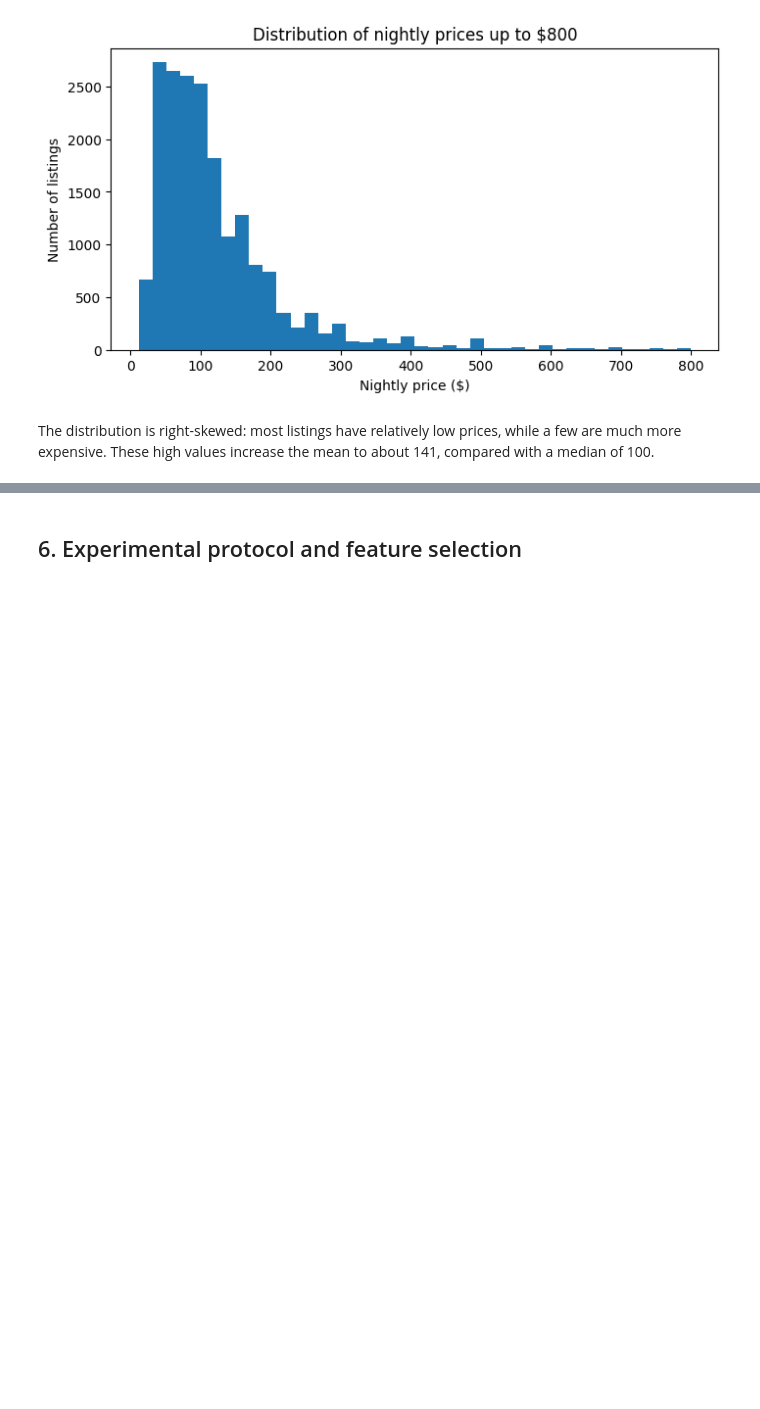
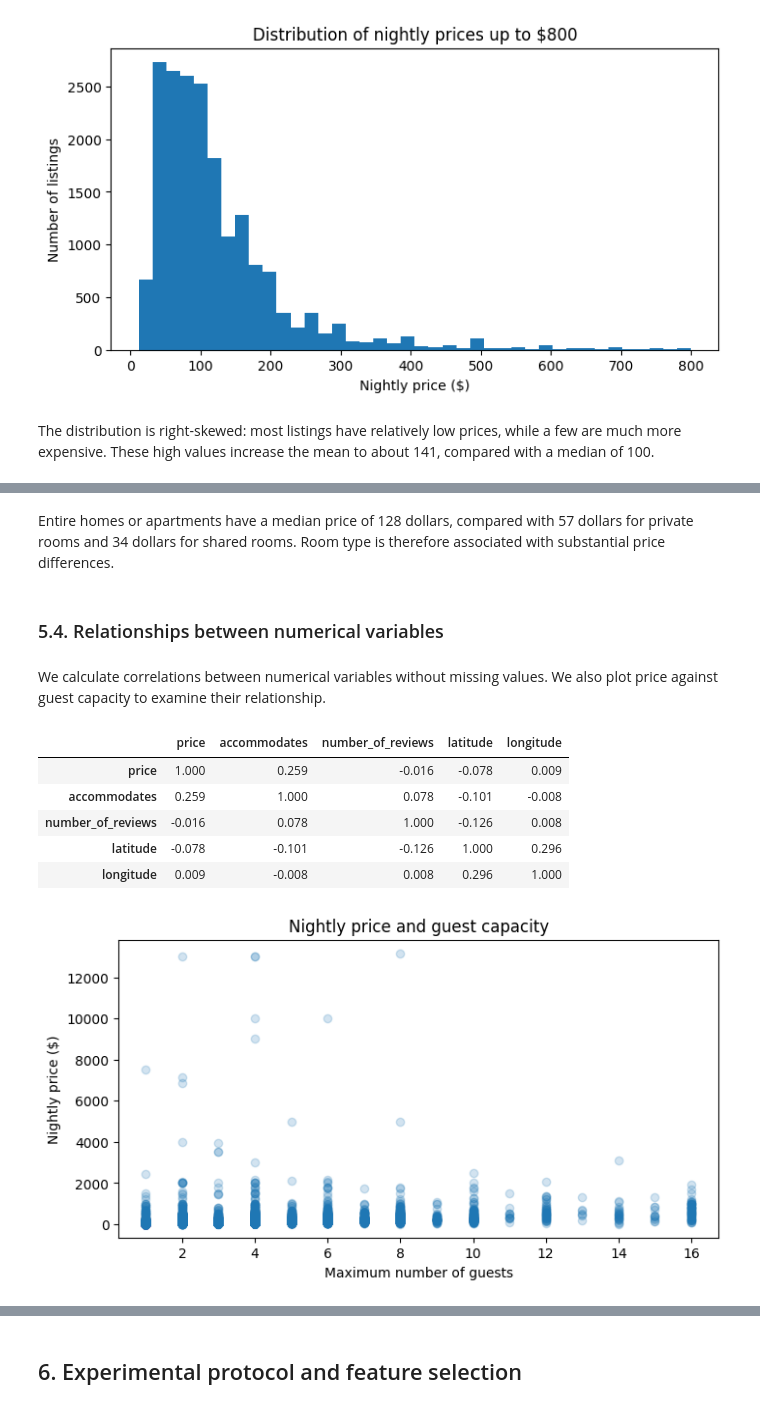
Before and after one commit to gwendal-lvl/toronto-airbnb-ml, a Jupyter notebook: Projet_ML_Airbnb_Toronto.ipynb, the cells around one changed output, grey strips where cells are left out. Drawn from its saved outputs; the diff is of its cells as text; code cells hidden in the pictures; blank space fills up the shorter version.

```diff
--- a/Projet_ML_Airbnb_Toronto.ipynb
+++ b/Projet_ML_Airbnb_Toronto.ipynb
@@ -227,0 +300,40 @@ The distribution is right-skewed: most listings have relatively low prices, whil
+# %% [markdown]
+Entire homes or apartments have a median price of 128 dollars, compared with 57 dollars for private rooms and 34 dollars for shared rooms. Room type is therefore associated with substantial price differences.
+# %% [markdown]
+### 5.4. Relationships between numerical variables
+# %% [markdown]
+We calculate correlations between numerical variables without missing values. We also plot price against guest capacity to examine their relationship.
+# %%
+columns = [
+    "price", "accommodates", "number_of_reviews",
+    "latitude", "longitude"
+]
+
+correlations = np.corrcoef([
+    data["price"],
+    data["accommodates"],
+    data["number_of_reviews"],
+    data["latitude"],
+    data["longitude"]
+])
+
+display(pd.DataFrame(
+    correlations,
+    index=columns,
+    columns=columns
+).round(3))
+
+plt.figure(figsize=(8, 4))
+plt.scatter(data["accommodates"], data["price"], alpha=0.2)
+plt.title("Nightly price and guest capacity")
+plt.xlabel("Maximum number of guests")
+plt.ylabel("Nightly price ($)")
+plt.show()
+# %% [output]
+|  | price | accommodates | number_of_reviews | latitude | longitude |
+| price | 1.000 | 0.259 | -0.016 | -0.078 | 0.009 |
+| accommodates | 0.259 | 1.000 | 0.078 | -0.101 | -0.008 |
+| number_of_reviews | -0.016 | 0.078 | 1.000 | -0.126 | 0.008 |
+| latitude | -0.078 | -0.101 | -0.126 | 1.000 | 0.296 |
+| longitude | 0.009 | -0.008 | 0.008 | 0.296 | 1.000 |
+[figure, added]
```
Also changed, not shown: parts of 33 cells of this notebook.
